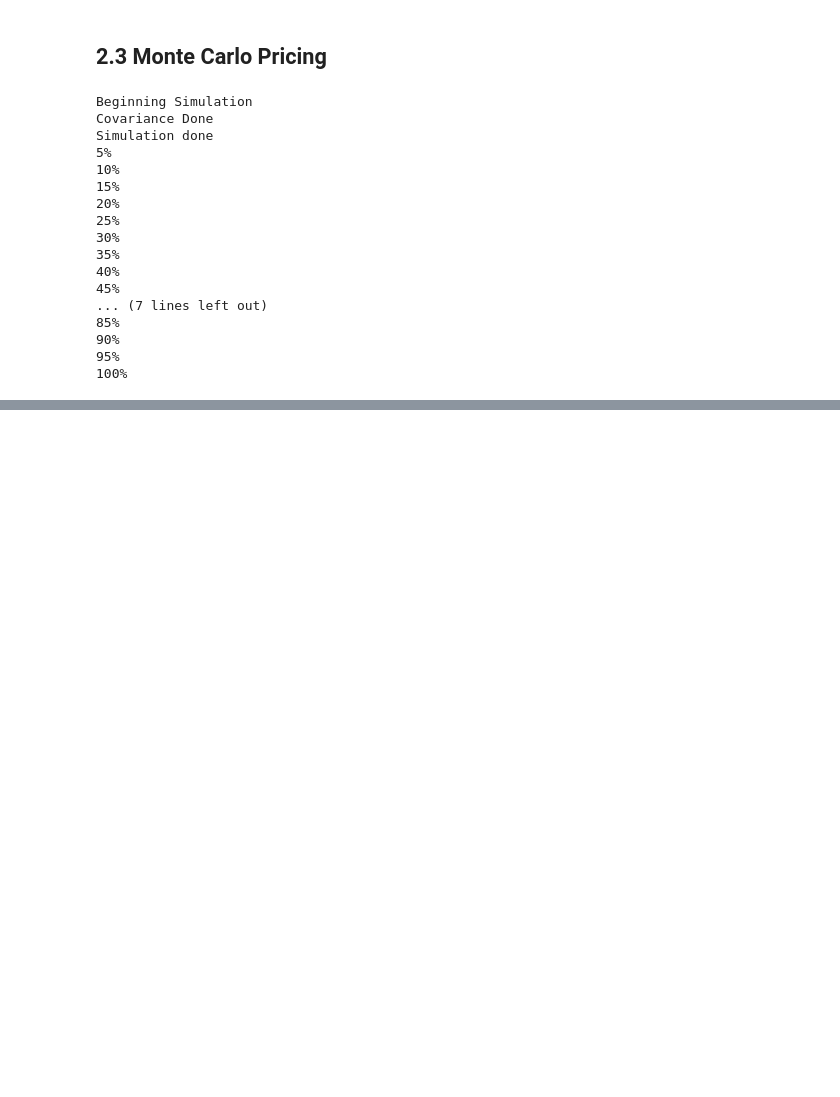
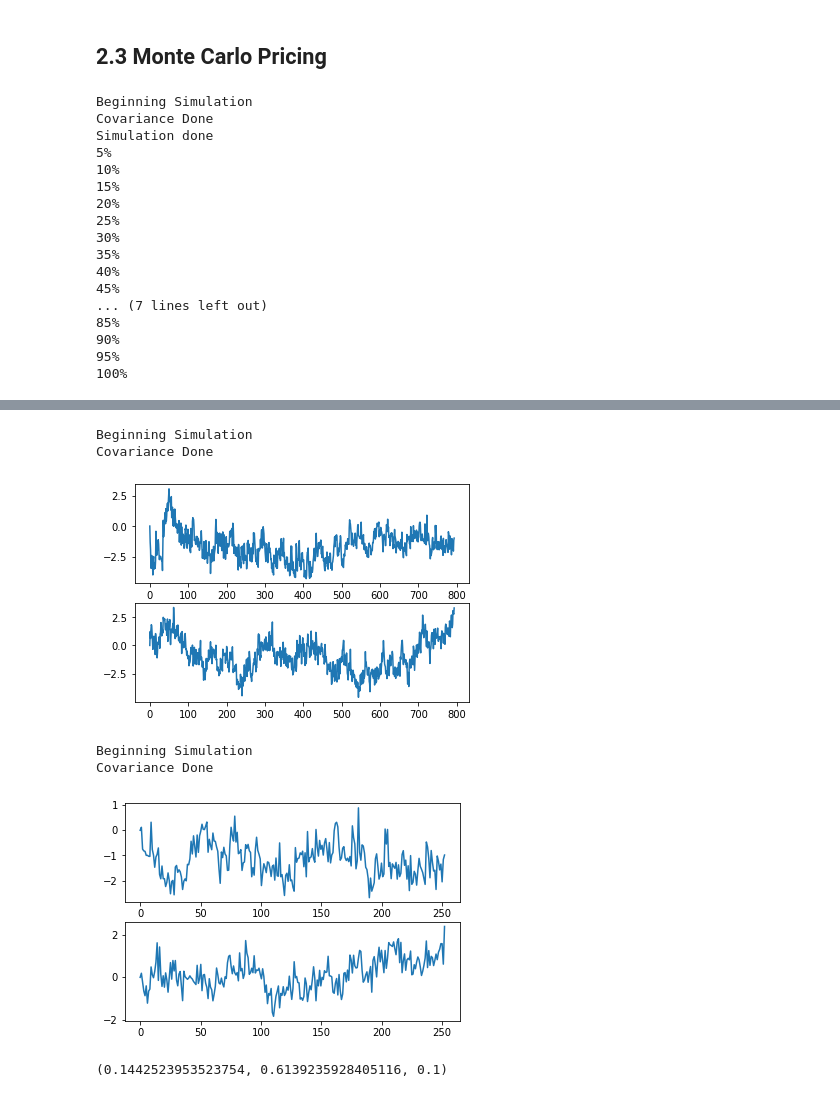
Before and after one commit to Jamjam1729/Dissertation, a Jupyter notebook: Dissertation.ipynb, the cells around one changed output, grey strips where cells are left out. Saved outputs shown, nothing was run; the diff lists cells and outputs as text; code cells hidden in the pictures; blank space fills up the shorter version.

```diff
--- a/Dissertation.ipynb
+++ b/Dissertation.ipynb
@@ -543,0 +546,37 @@ get_IV_from_price(1, 0, np.exp(-0.15), 1, 0, np.mean(np.maximum(S1_paths - np.ex
+# %%
+def make_SPX_graphs(SPX_data, V0_input = None):
+
+    if V0_input is None:
+        V0_input = np.exp(np.mean(np.log(SPX_data)))
+
+    SPX_adjusted = add_zero(np.log(SPX_data / V0_input ))
+    plt.plot(SPX_adjusted)
+
+    H_hat_SPX, sigma_hat_SPX = max_MLE(SPX_adjusted, SPX_adjusted.shape[0])
+    span = np.linspace(0, SPX_adjusted.shape[0], SPX_adjusted.shape[0])
+    out = simulate_bm_fbm(2, SPX_adjusted.shape[0] - 1, SPX_adjusted.shape[0] - 1, H_hat_SPX)[1][1, :]
+
+    plt.figure(1)
+    plt.subplot(211)
+    plt.plot(span, SPX_adjusted)
+    plt.subplot(212)
+    plt.plot(span, out.T * sigma_hat_SPX)
+    plt.show()
+
+    return H_hat_SPX, sigma_hat_SPX, V0_input
+# %%
+#Approach 1 - assume V0 is as given in model
+
+V0_given = 0.1
+
+make_SPX_graphs(SPX_path, V0)
+
+make_SPX_graphs(SPX_path[-251:], V0)
+# %% [output]
+Beginning Simulation
+Covariance Done
+[figure, added]
+Beginning Simulation
+Covariance Done
+[figure, added]
+(0.1442523953523754, 0.6139235928405116, 0.1)
```
Also changed, not shown: parts of 17 cells of this notebook.
